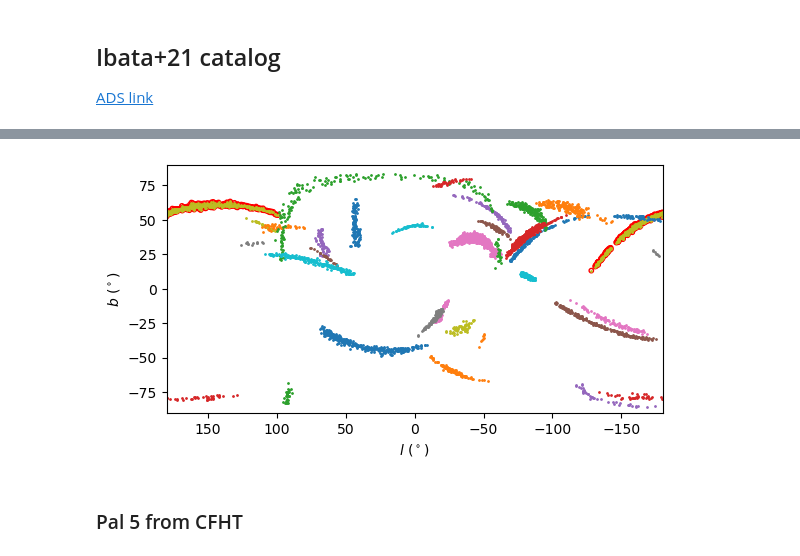
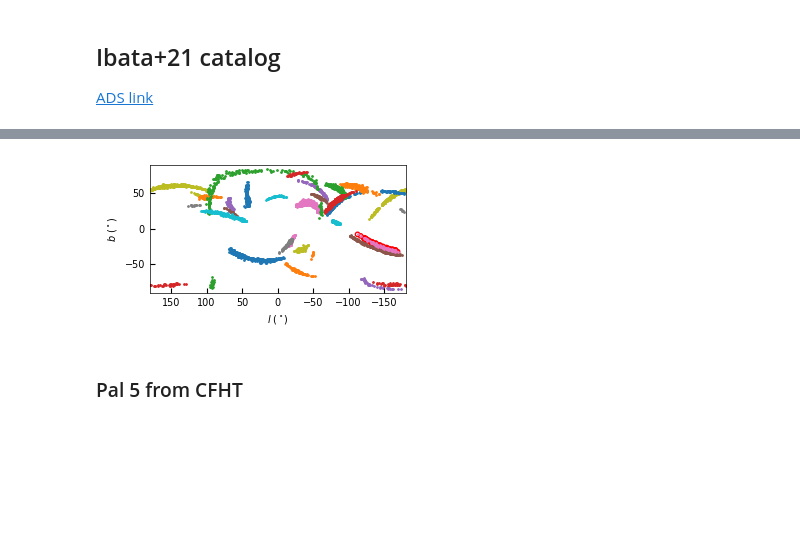
Before and after one commit to ybillchen/GC_stream, a Jupyter notebook: notebooks/streamfinder_catalog.ipynb, the cells around one changed output, grey strips where cells are left out. Drawn from its saved outputs; the diff is of its cells as text; code cells hidden in the pictures; blank space fills up the shorter version.

```diff
--- a/notebooks/streamfinder_catalog.ipynb
+++ b/notebooks/streamfinder_catalog.ipynb
@@ -1,11 +1,17 @@
 # %%
 from tqdm import trange
 import numpy as np
+from scipy.stats import powerlaw, poisson, binned_statistic
+from scipy.optimize import minimize
 import matplotlib as mpl
 import matplotlib.pyplot as plt
+plt.style.use('sans.mplstyle')
+
+from astropy.io import fits
 import astropy.units as u
 import astropy.coordinates as coord
-from astropy.io import fits
+from astropy.coordinates import frame_transform_graph
+from astropy.coordinates.matrix_utilities import matrix_transpose, rotation_matrix
 
 from ezpadova import parsec
 
@@ -28,3 +38,9 @@ d = np.loadtxt('../data/apjabfcc2t1_mrt.txt', dtype=dtype, skiprows=41)
+# %%
+dtype = {
+    'names':   ('star_id', 'ra', 'dec', 'plx', 'mu_ra', 'mu_dec', 'G',  'BP-RP', 'vr', 'evr', 'rvr', 'stream_id'),
+    'formats': ('i8',      'f8', 'f8',  'f8',  'f8',    'f8',     'f8', 'f8',    'f8', 'f8',  'i8' , 'i8'       )}
+
+d = np.loadtxt('../data/apjad382dt1_mrt.txt', dtype=dtype, skiprows=54)
 # %%
 c = coord.ICRS(ra=d['ra'] * u.deg, dec=d['dec'] * u.deg,
     distance=d['d'] * u.kpc,
@@ -82,11 +101,13 @@ kroupa = np.vectorize(kroupa)
 # %%
 G_limit = 18
 
+# gc_stream_list = ['NGC_3201', 'NGC_4590', 'NGC_5139', 'Pal_5', 'NGC_6341', 'NGC_6397']
+# gc_stream_ids = np.array([9, 32, 16, 19, 24, 26], dtype=int)
 # 8: GD-1
 # 19: Pal 5
 
 # for idx in set(d['stream_id']):
-for idx in [8]:
+for idx in [6]:
     mask = (d['stream_id'] == idx) & (d['G']<=G_limit)
     plt.scatter(d['BP-RP'][mask], G_abs[mask], s=1)
 
@@ -134,21 +155,21 @@ plt.show()
 # %%
 
 
-mask = d['stream_id'] == 8
+mask = d['stream_id'] == 6
 plt.scatter(l[mask].wrap_at(180*u.deg), b[mask], s=10, fc='none', ec='r')
 
 for idx in range(100):
     mask = d['stream_id'] == idx
     plt.scatter(l[mask].wrap_at(180*u.deg), b[mask], s=1)
 
 plt.xlabel(r'$l\ (^\circ)$')
 plt.ylabel(r'$b\ (^\circ)$')
 plt.xlim(180,-180)
 plt.ylim(-90,90)
 plt.gca().set_aspect(1)
 plt.show()
 # %% [output]
-[figure, old version]
+[figure, new version]
 # %% [markdown]
 ### Pal 5 from CFHT
 # %%
```
Also changed, not shown: parts of 27 cells of this notebook, 5 other files.
